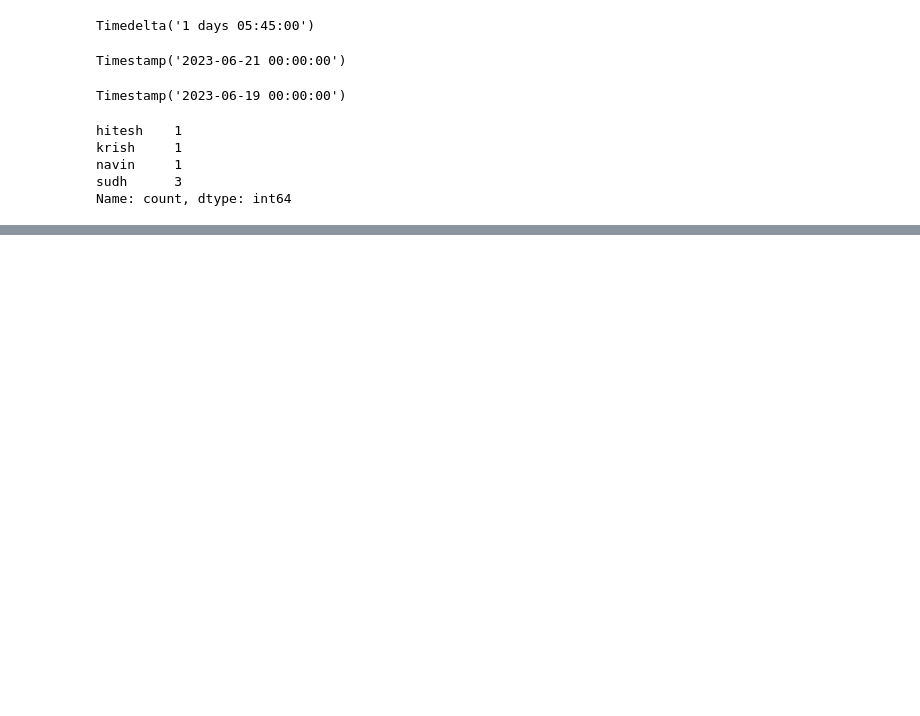
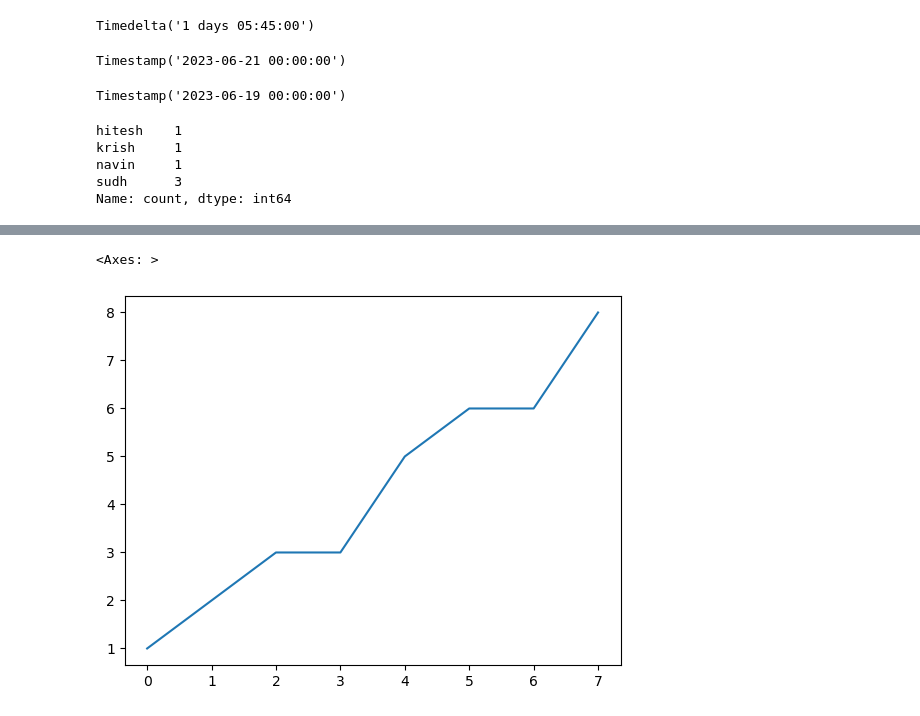
Before and after one commit to PranavAvasthi/Pandas, a Jupyter notebook: pandas_part5.ipynb, the cells around one changed output, grey strips where cells are left out. Saved outputs shown, nothing was run; the diff lists cells and outputs as text; code cells hidden in the pictures; blank space fills up the shorter version.

Commit message:
Ploting DataFrames & Series on a graph

```diff
--- a/pandas_part5.ipynb
+++ b/pandas_part5.ipynb
@@ -528,0 +531,2 @@ Name: count, dtype: int64
+# %%
+d = pd.Series([1,2,3,3,5,6,6,8])
@@ -528,0 +545,5 @@ Name: count, dtype: int64
+# %%
+d.plot() # index at x-axis data at y-axis
+# %% [output]
+<Axes: >
+[figure, added]
```
Also changed, not shown: parts of 8 cells of this notebook.
